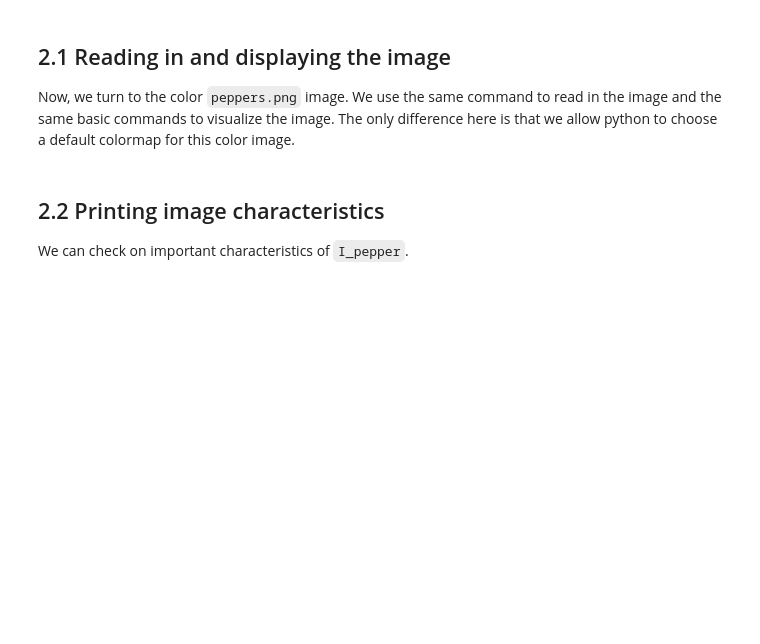
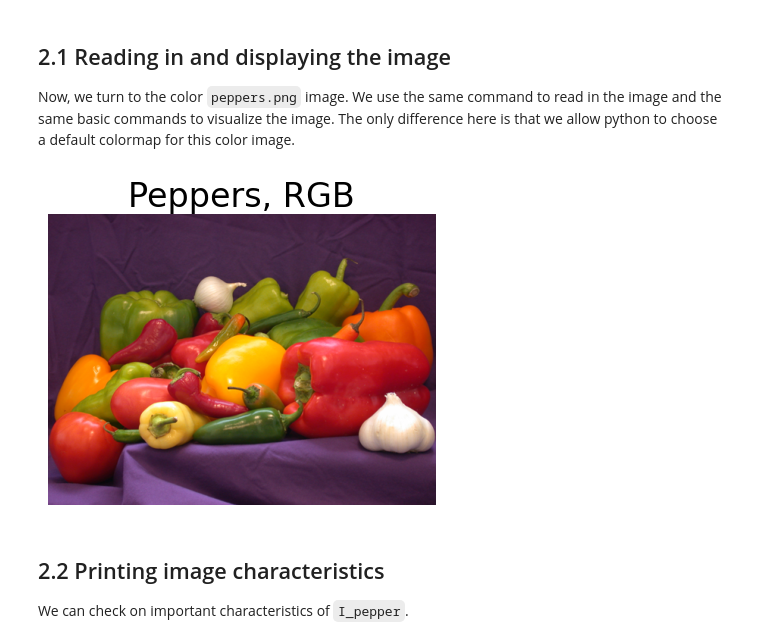
Before and after one commit to ISUgenomics/geospatialworkbook, a Jupyter notebook: tutorials/Tutorial1_Image_Processing_Essentials_Boucheron.ipynb, the cells around one changed output. Saved outputs shown, nothing was run; the diff lists cells and outputs as text; code cells hidden in the pictures; blank space fills up the shorter version.

```diff
--- a/tutorials/Tutorial1_Image_Processing_Essentials_Boucheron.ipynb
+++ b/tutorials/Tutorial1_Image_Processing_Essentials_Boucheron.ipynb
@@ -293,12 +292,14 @@ There are also many other options for `plt.imshow`, see `help(plt.imshow)` for m
 ## 2.1 Reading in and displaying the image
 Now, we turn to the color `peppers.png` image.  We use the same command to read in the image and the same basic commands to visualize the image.  The only difference here is that we allow python to choose a default colormap for this color image.
 # %%
-I_pepper = np.asarray(imageio.imread('data/peppers.png'))
-plt.figure(figsize=(5,5)) # open a new figure window of size 20x20 (artbitrary units)
+I_pepper = np.asarray(imageio.v2.imread('data/peppers.png'))
+plt.figure(figsize=(5,5)) # open a new figure window of size 5x5
 plt.imshow(I_pepper) # visualize the I_pepper image with a default colormap
-plt.axis('off') # turn off the axis labels
+plt.axis('off') # turn off the axis labels and other decorators
 plt.title('Peppers, RGB') # provide a title for the plot
 plt.show() # show the plot
+# %% [output]
+[figure, added]
 # %% [markdown]
 ## 2.2 Printing image characteristics
 We can check on important characteristics of `I_pepper`.
```
Also changed, not shown: parts of 32 cells of this notebook.
